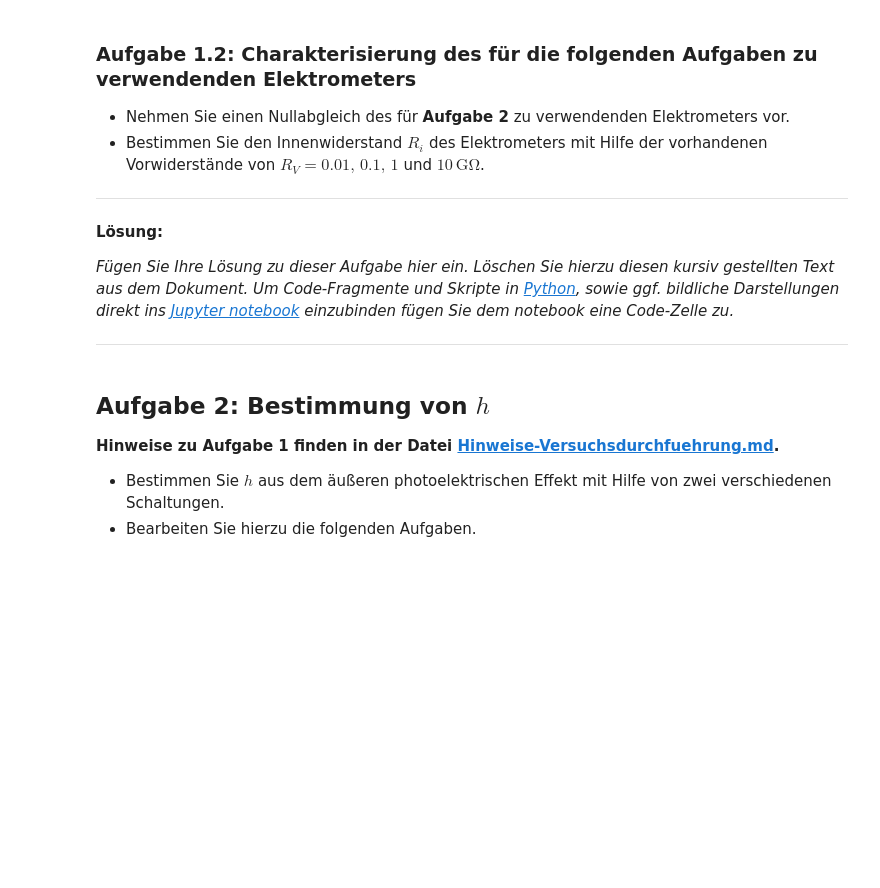
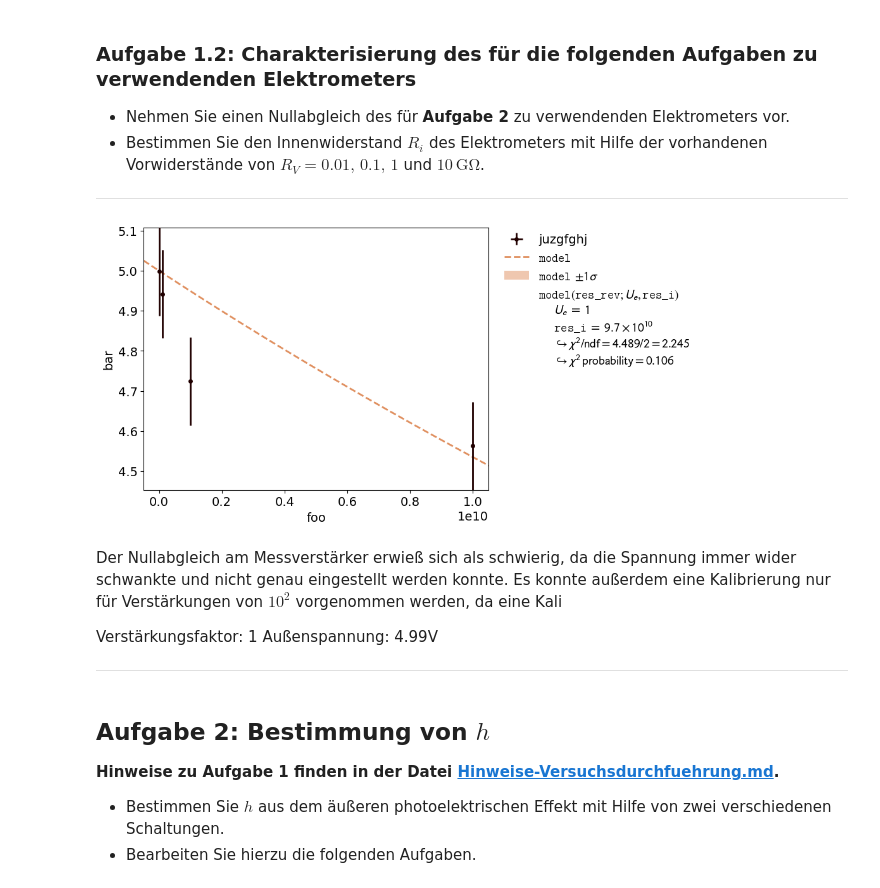
Before and after one commit to MRNock04/P2, a Jupyter notebook: Photoeffekt/Photoeffekt.ipynb, the cells around one changed output. Cells and saved outputs as stored; diff of their text form; code cells hidden in the pictures; blank space fills up the shorter version.

```diff
--- a/Photoeffekt/Photoeffekt.ipynb
+++ b/Photoeffekt/Photoeffekt.ipynb
@@ -75,6 +75,29 @@ Versuch durchgeführt am: __________________
 
 <br>
 Testiert am: __________________ Testat: __________________
+# %%
+# importieren aller benötigten Module
+import matplotlib.pyplot as plt
+import numpy as np
+import kafe2
+import pathlib
+import pandas as pd
+from uncertainties import ufloat
+
+# erstellen einer Funktion für kafe2 Fits
+def fit_funktion(xy_data, model_function, xy_error, xy_label, title, constraint=[]):
+    xy_data = kafe2.XYContainer(xy_data[0], xy_data[1])
+    xy_data.label = title
+    fit = kafe2.XYFit(xy_data = xy_data, model_function = model_function)
+    fit.add_error(axis = 'x', err_val = xy_error[0])
+    fit.add_error(axis = 'y', err_val = xy_error[1])
+    for i in range(len(constraint)):
+        fit.add_parameter_constraint(name = constraint[i][0], value = constraint[i][1], uncertainty = constraint[i][2])
+    fit.do_fit()
+    plot = kafe2.Plot(fit)
+    plot.x_label, plot.y_label = xy_label[0], xy_label[1]
+
+    return fit.parameter_values, fit.parameter_errors, plot
 # %% [markdown]
 ## Aufgabe 1: Grundlagen
 
@@ -108,10 +133,27 @@ Beschreiben und erklären Sie Ihre Beobachtungen.
  * Bestimmen Sie den Innenwiderstand $R_{i}$ des Elektrometers mit Hilfe der vorhandenen Vorwiderstände von $R_{V}=0.01,\, 0.1,\, 1$ und $10\,\mathrm{G\Omega}$.
 
 ---
+# %%
+def model(res_rev,U_e,res_i):
+    return 5 * res_i / (res_rev+res_i)
+
+res = np.array([10,100,1000,10000]) * 10**6 #in Ohm
+U_e = np.array([4.998,4.942,4.724,4.563])
+
+U_e_std = .3#[0.01,0.03,0.05,0.06]
+
+U_0 = 5
+
+fit = fit_funktion((res,U_e),model,(0.1,0.11),('foo','bar'),'juzgfghj')
+fit[2].plot()
+plt.show()
+# %% [output]
+[figure, added]
 # %% [markdown]
-**Lösung:**
+Der Nullabgleich am Messverstärker erwieß sich als schwierig, da die Spannung immer wider schwankte und nicht genau eingestellt werden konnte. Es konnte außerdem eine Kalibrierung nur für Verstärkungen von $10^2$ vorgenommen werden, da eine Kali
 
-*Fügen Sie Ihre Lösung zu dieser Aufgabe hier ein. Löschen Sie hierzu diesen kursiv gestellten Text aus dem Dokument. Um Code-Fragmente und Skripte in [Python](https://www.python.org/), sowie ggf. bildliche Darstellungen direkt ins [Jupyter notebook](https://jupyter.org/) einzubinden fügen Sie dem notebook eine Code-Zelle zu.*
+Verstärkungsfaktor: 1
+Außenspannung: 4.99V
 
 ---
 # %% [markdown]
```
Also changed, not shown: parts of 6 cells of this notebook.
